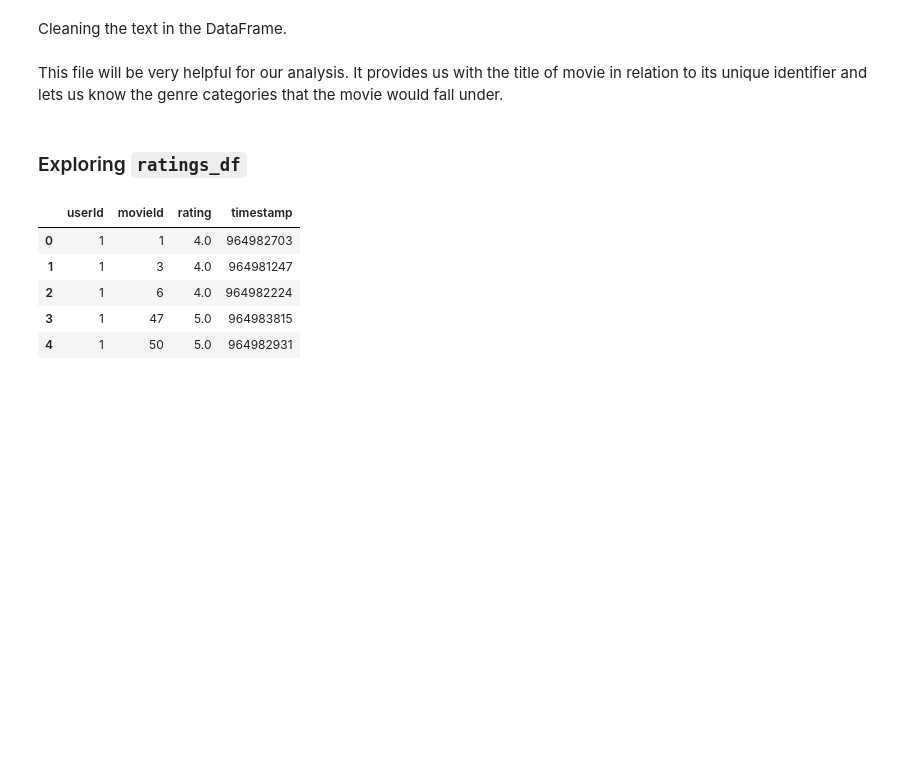
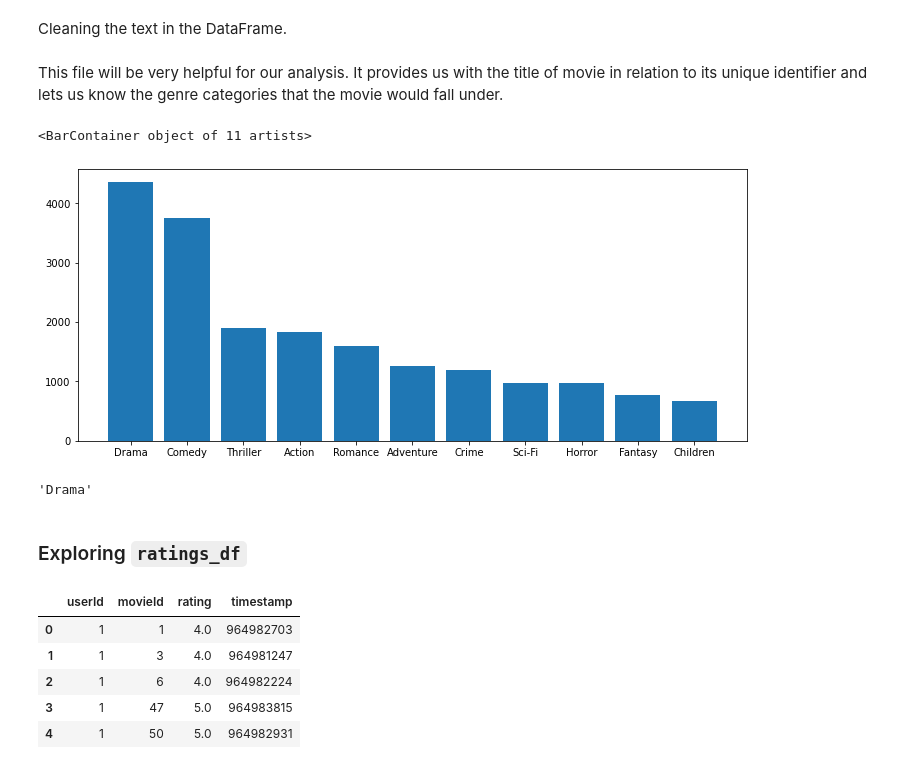
Before and after one commit to JasmineHuang25/rec-systems-project, a Jupyter notebook: clean.ipynb, the cells around one changed output. Cells and saved outputs as stored; diff of their text form; code cells hidden in the pictures; blank space fills up the shorter version.

```diff
--- a/clean.ipynb
+++ b/clean.ipynb
@@ -141,10 +148,24 @@ There are 9737 unique movie titles. Repeats for 5 movies:
 # %% [markdown]
 Cleaning the text in the DataFrame.
 # %%
-movies_df['split_genres'] = movies_df['genres'].iloc[0:].apply(lambda x: x.lower().split('|'))
+movies_df['split_genres'] = movies_df['genres'].iloc[0:].apply(lambda x: x.title().split('|'))
 movies_df['genres'] = movies_df['genres'].iloc[0:].apply(lambda x: x.lower())
 # %% [markdown]
 This file will be very helpful for our analysis. It provides us with the title of movie in relation to its unique identifier and lets us know the genre categories that the movie would fall under.
+# %%
+genre_counts_names = functions.to_1D(movies_df['split_genres']).value_counts().index.tolist()
+genre_counts_values = functions.to_1D(movies_df['split_genres']).value_counts().values
+
+
+fig, ax = plt.subplots(figsize=(12,5))
+ax.bar(genre_counts_names[:11], genre_counts_values[:11])
+# %% [output]
+<BarContainer object of 11 artists>
+[figure, added]
+# %%
+genre_counts_names[0].title()
+# %% [output]
+'Drama'
 # %% [markdown]
 ### Exploring `ratings_df`
 # %%
```
Also changed, not shown: parts of 41 cells of this notebook.
